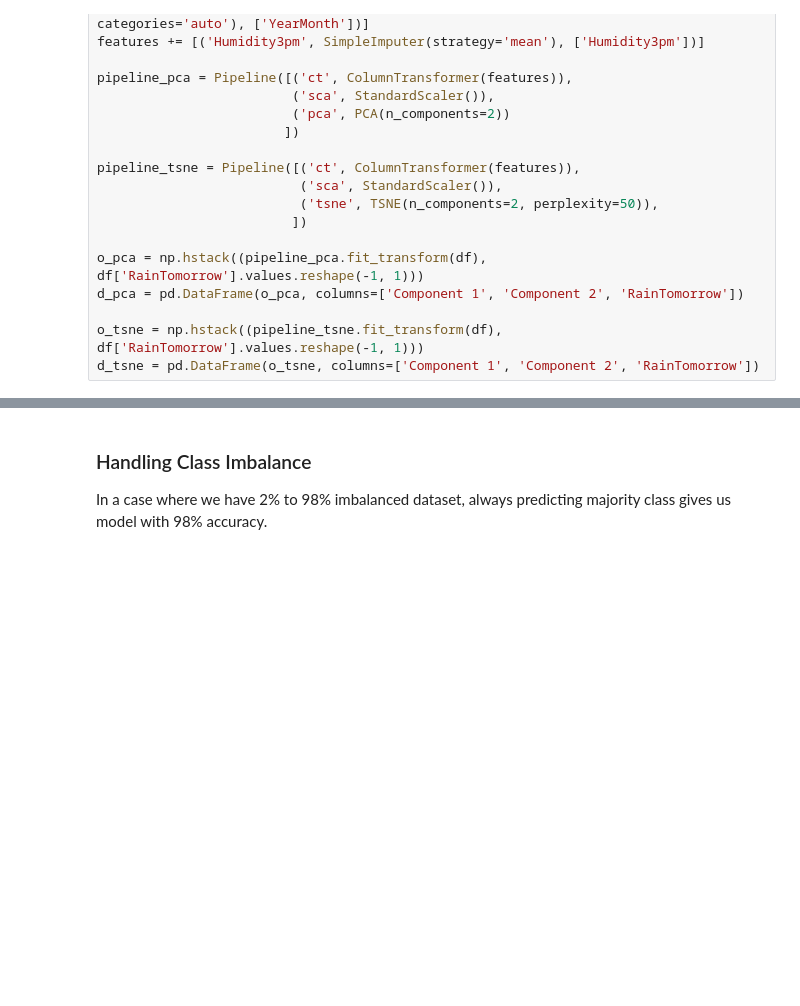
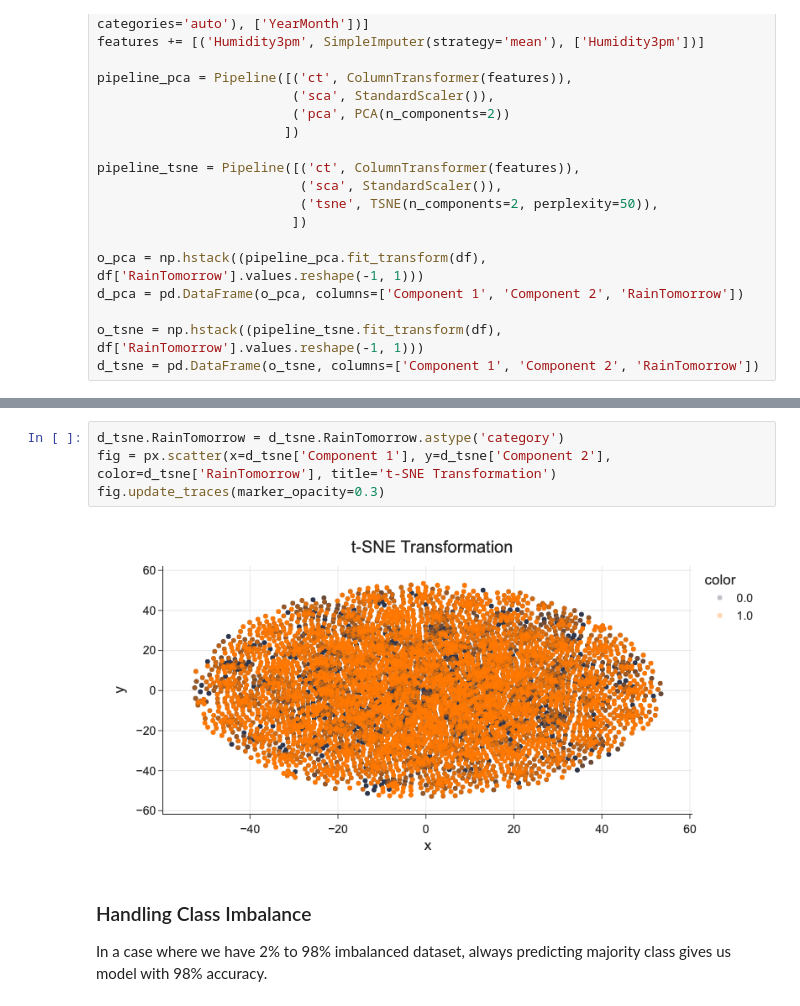
Before and after one commit to avast/machine-learning-python, a Jupyter notebook: book/imlp/imlp_1_data.ipynb, the cells around one changed output, grey strips where cells are left out. Cells and saved outputs as stored; diff of their text form; blank space fills up the shorter version.

```diff
--- a/book/imlp/imlp_1_data.ipynb
+++ b/book/imlp/imlp_1_data.ipynb
@@ -977,3 +973,9 @@ axx.grid();
+# %%
+d_tsne.RainTomorrow = d_tsne.RainTomorrow.astype('category')
+fig = px.scatter(x=d_tsne['Component 1'], y=d_tsne['Component 2'], color=d_tsne['RainTomorrow'], title='t-SNE Transformation')
+fig.update_traces(marker_opacity=0.3)
+# %% [output]
+[figure, added]
 # %% [markdown]
 ### Handling Class Imbalance
 
```
Also changed, not shown: parts of 9 cells of this notebook.
